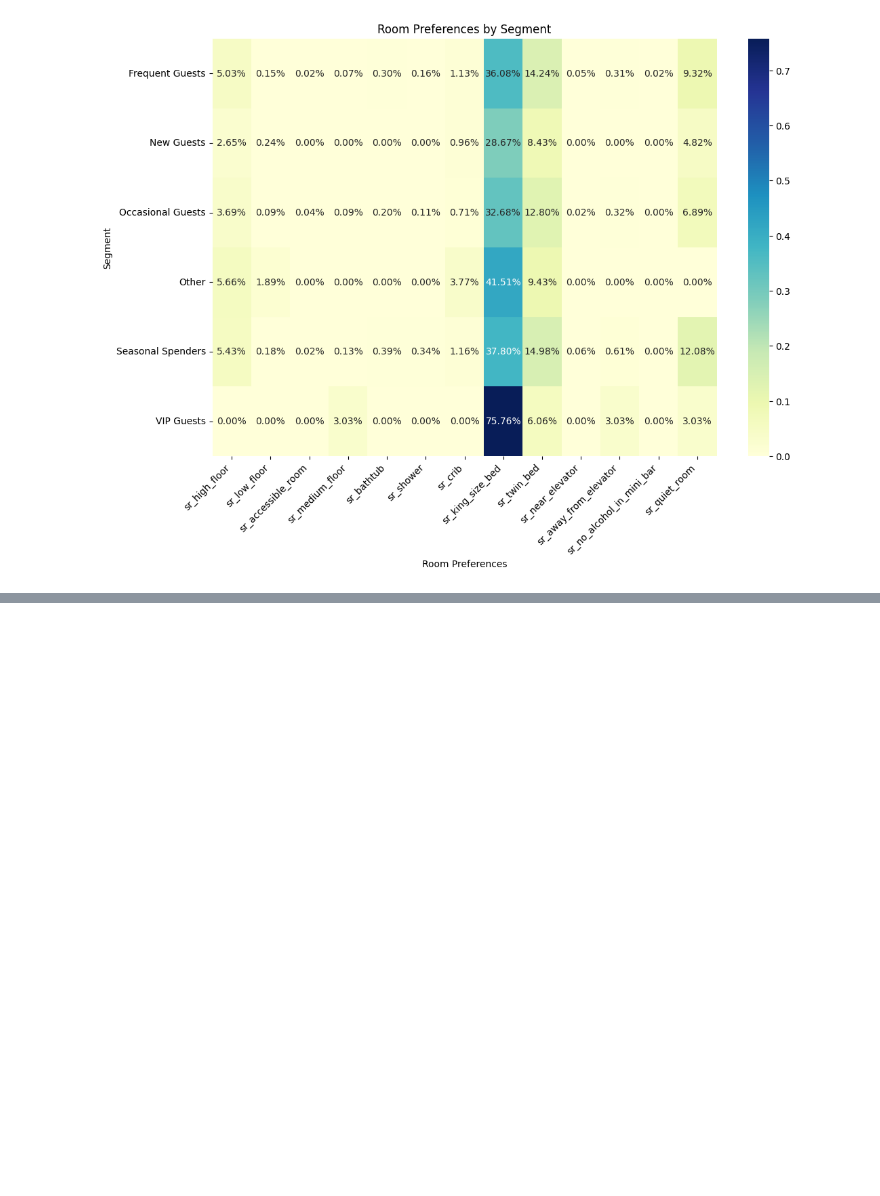
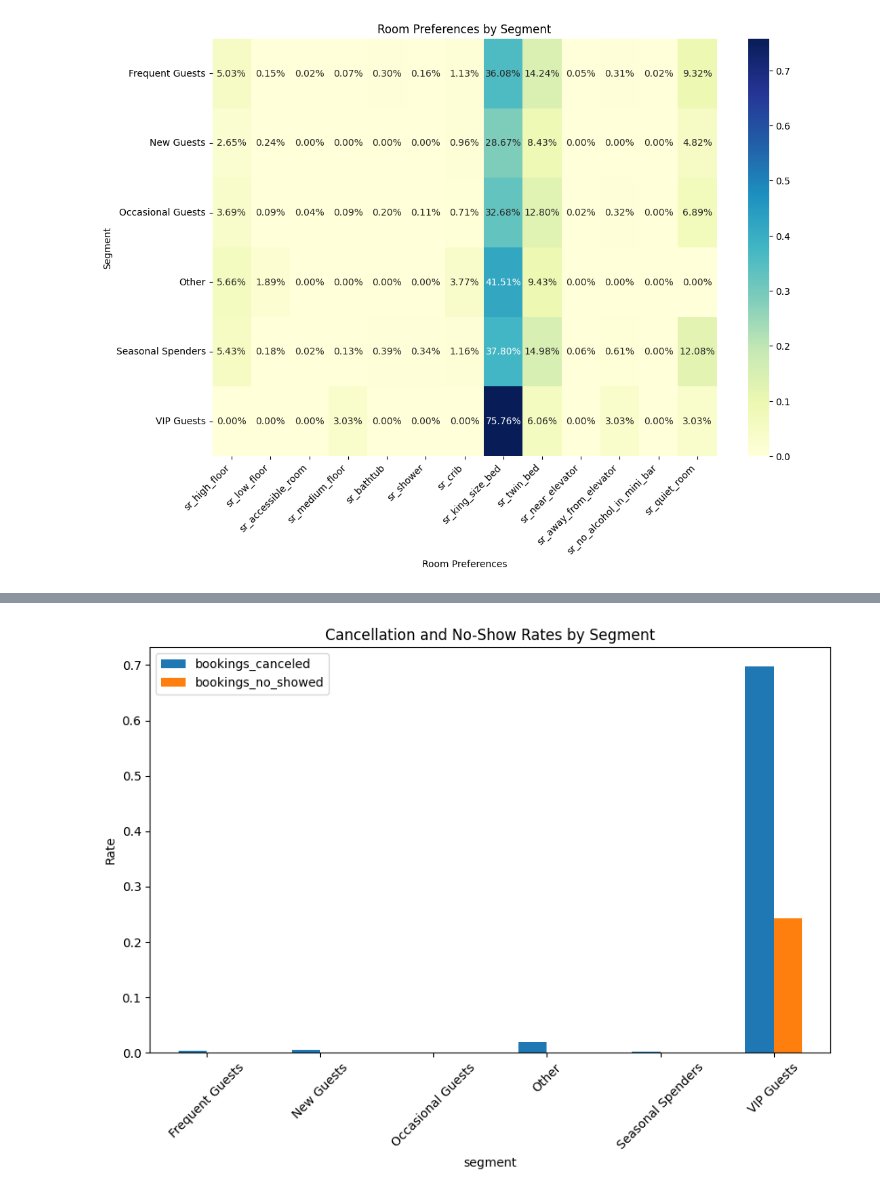
Before and after one commit to charJin/hotel-analysis, a Jupyter notebook: Notebooks/analysis.ipynb, the cells around one changed output, grey strips where cells are left out. Drawn from its saved outputs; the diff is of its cells as text; code cells hidden in the pictures; blank space fills up the shorter version.

```diff
--- a/Notebooks/analysis.ipynb
+++ b/Notebooks/analysis.ipynb
@@ -449,3 +457,15 @@ preference_columns =
+# %%
+# Cancellation and no-show rates
+cancellation_rates = hotel_df.groupby('segment')[['bookings_canceled', 'bookings_no_showed']].mean()
+
+# Visualization: Cancellation rates
+cancellation_rates.plot(kind='bar', figsize=(10, 6))
+plt.title('Cancellation and No-Show Rates by Segment')
+plt.ylabel('Rate')
+plt.xticks(rotation=45)
+plt.show()
+# %% [output]
+[figure, added]
 # %%
 # customers_table = hotel_df[['id', 'nationality', 'age', 'days_since_first_stay',
 #                             'days_since_last_stay', 'market_segment', 'distribution_channel','segment']]
```
Also changed, not shown: parts of 1 cell of this notebook.
